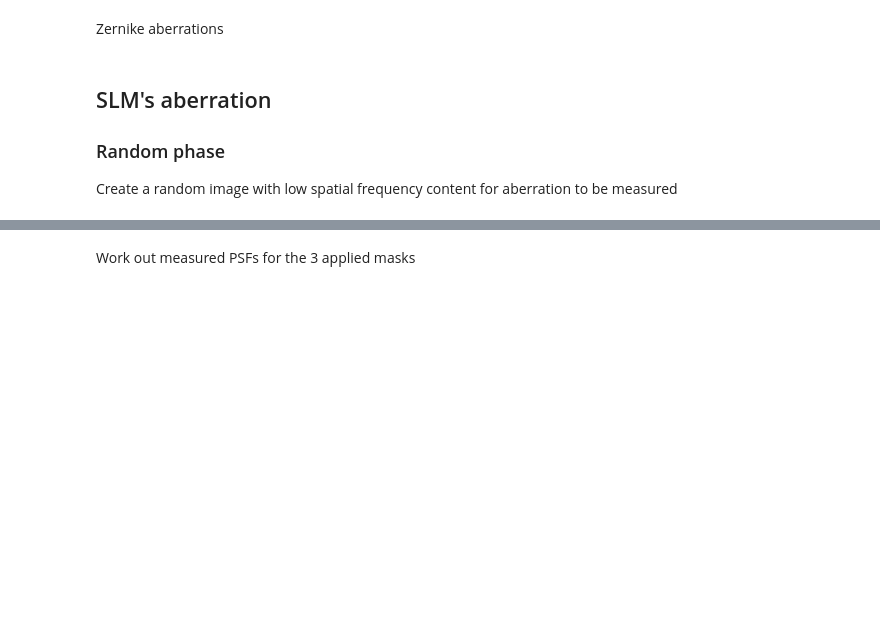
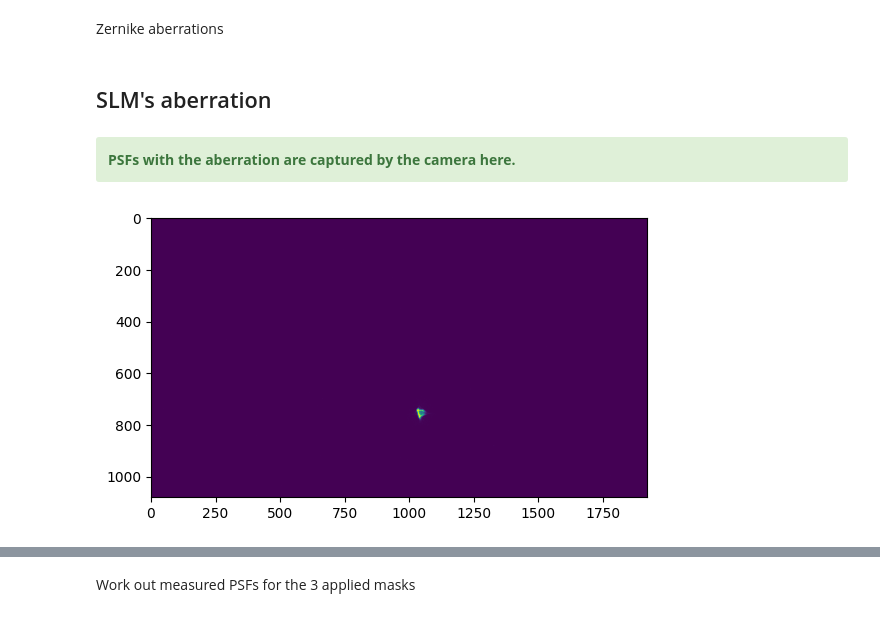
Before and after one commit to imperial-photonics/HexSimInstrument, a Jupyter notebook: R11SLM_correction_hardware.ipynb, the cells around one changed output, grey strips where cells are left out. Cells and saved outputs as stored; diff of their text form; code cells hidden in the pictures; blank space fills up the shorter version.

```diff
--- a/R11SLM_correction.ipynb
+++ b/R11SLM_correction_hardware.ipynb
@@ -8,8 +8,10 @@ print(sys.path)
 # %%
 import numpy as np
 import cupy as cp
-from scipy.signal import convolve2d
 import scipy.ndimage
 import matplotlib.pyplot as plt
 import time
 from IPython import display
+from pylablib.devices import Thorlabs
+print(f'Cameras attached: {Thorlabs.list_cameras_tlcam()}')
+cam = Thorlabs.ThorlabsTLCamera()
@@ -57,5 +61,21 @@ Z55 = xp.sqrt(12) * r ** 5 * xp.cos(5 * theta) * circ
 Z5_5 = xp.sqrt(12) * r ** 5 * xp.sin(5 * theta) * circ
 # %% [markdown]
 ## SLM's aberration
-### Random phase
-Create a random image with low spatial frequency content for aberration to be measured
+# %% [markdown]
+<div class="alert alert-block alert-success">
+<b> PSFs with the aberration are captured by the camera here.</b>
+</div>
+# %%
+cam.set_exposure(0.1)
+fig, ax = plt.subplots()
+tc0 = time.time()
+while time.time() - tc0 < 60:
+    frame = cam.snap()
+    ax.clear()
+    ax.imshow(frame)
+    display.clear_output(wait=True)
+    display.display(ax.get_figure())
+    plt.pause(0.1)
+cam.close()
+# %% [output]
+[figure, added]
```
Also changed, not shown: parts of 17 cells of this notebook, 2 other files.
